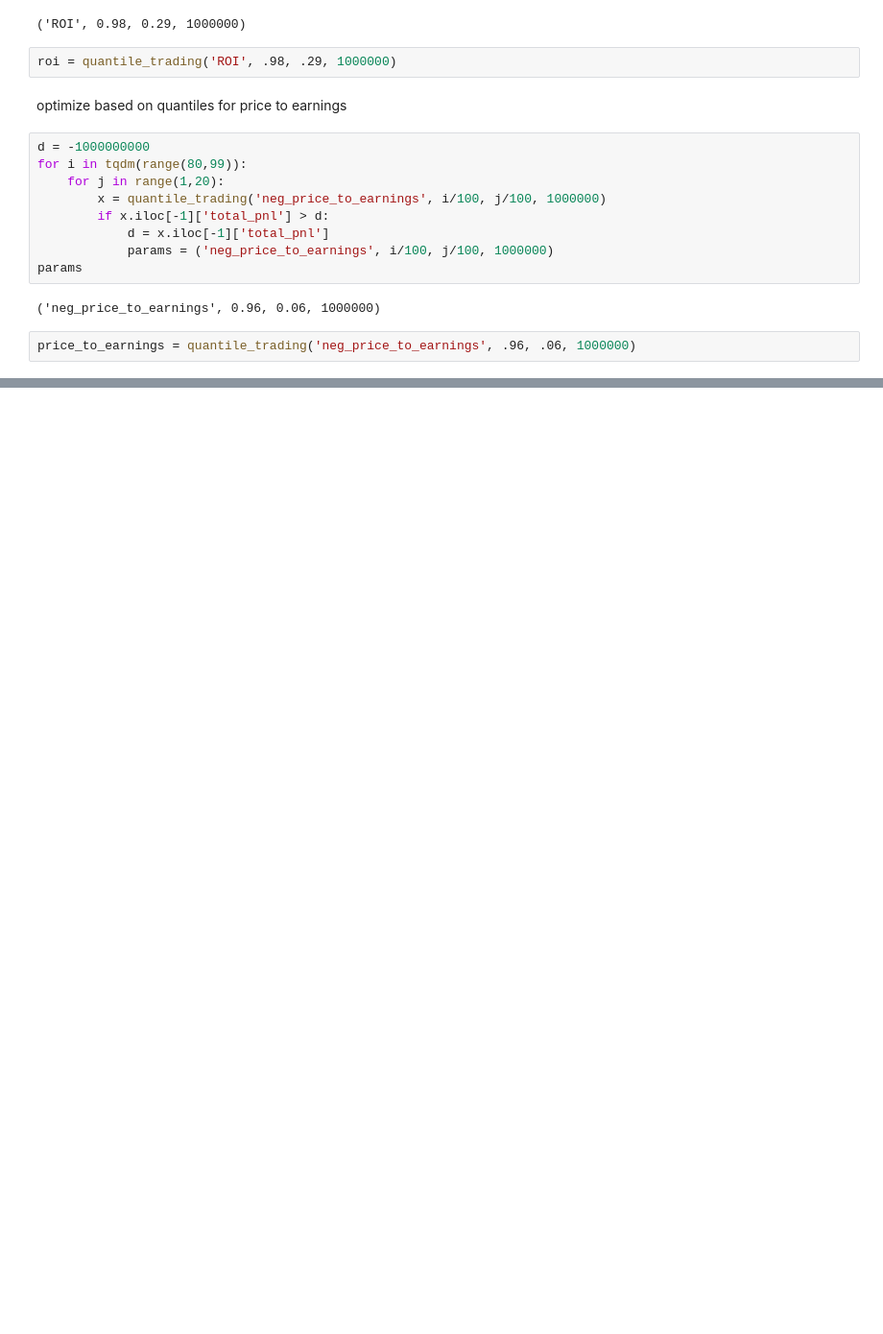
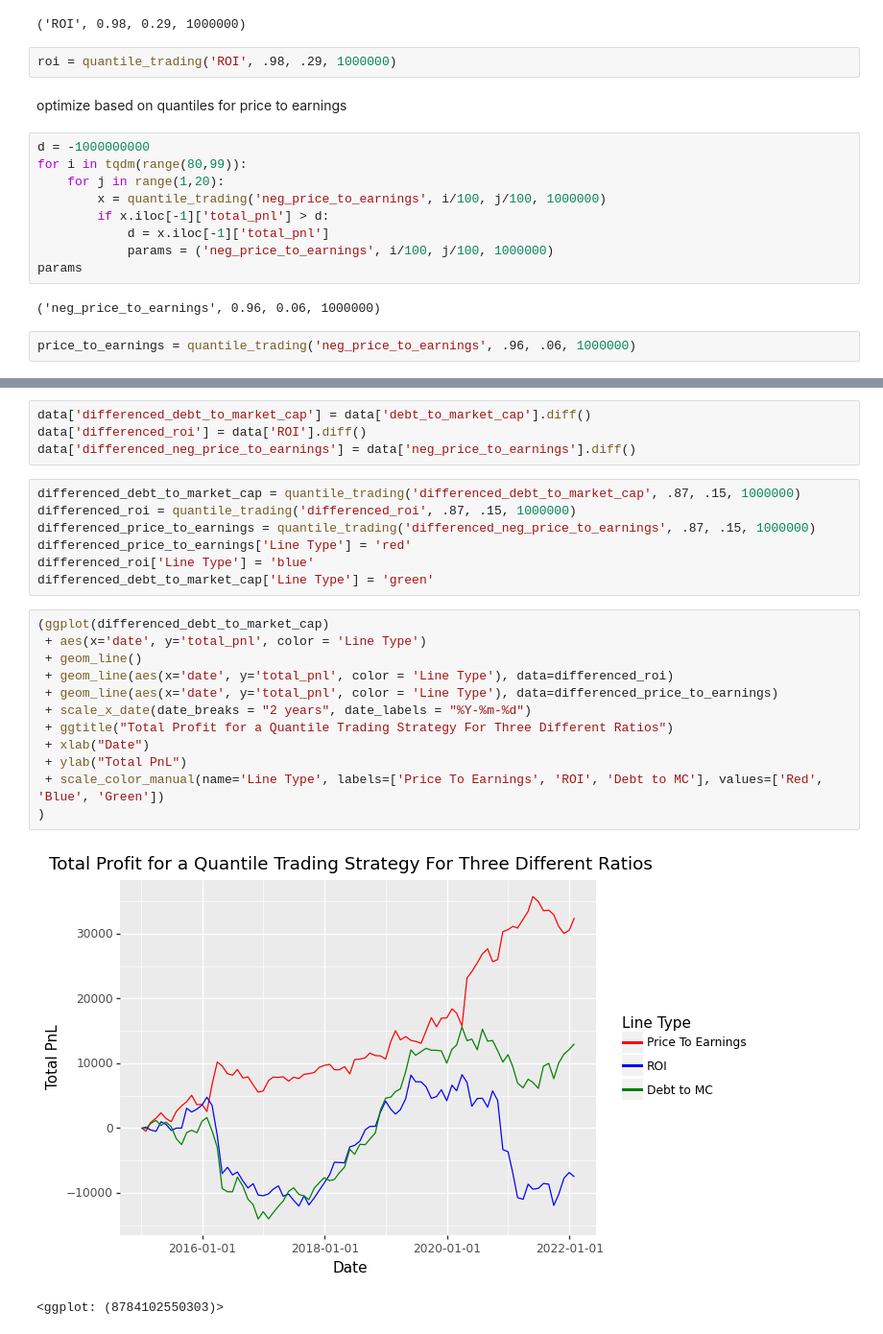
Before and after one commit to tsmcdonnell6604/Quant-Trading-Strategies, a Jupyter notebook: QTS_HW_3_trading.ipynb, the cells around one changed output, grey strips where cells are left out. Shown: that part at 96% size. Saved outputs shown, nothing was run; the diff lists cells and outputs as text; blank space fills up the shorter version.

```diff
--- a/QTS_HW_3_trading.ipynb
+++ b/QTS_HW_3_trading.ipynb
@@ -198,0 +244,26 @@ plt.show()
+# %%
+data['differenced_debt_to_market_cap'] = data['debt_to_market_cap'].diff()
+data['differenced_roi'] = data['ROI'].diff()
+data['differenced_neg_price_to_earnings'] = data['neg_price_to_earnings'].diff()
+# %%
+differenced_debt_to_market_cap = quantile_trading('differenced_debt_to_market_cap', .87, .15, 1000000)
+differenced_roi = quantile_trading('differenced_roi', .87, .15, 1000000)
+differenced_price_to_earnings = quantile_trading('differenced_neg_price_to_earnings', .87, .15, 1000000)
+differenced_price_to_earnings['Line Type'] = 'red'
+differenced_roi['Line Type'] = 'blue'
+differenced_debt_to_market_cap['Line Type'] = 'green'
+# %%
+(ggplot(differenced_debt_to_market_cap)
+ + aes(x='date', y='total_pnl', color = 'Line Type')
+ + geom_line()
+ + geom_line(aes(x='date', y='total_pnl', color = 'Line Type'), data=differenced_roi)
+ + geom_line(aes(x='date', y='total_pnl', color = 'Line Type'), data=differenced_price_to_earnings)
+ + scale_x_date(date_breaks = "2 years", date_labels = "%Y-%m-%d")
+ + ggtitle("Total Profit for a Quantile Trading Strategy For Three Different Ratios")
+ + xlab("Date")
+ + ylab("Total PnL")
+ + scale_color_manual(name='Line Type', labels=['Price To Earnings', 'ROI', 'Debt to MC'], values=['Red', 'Blue', 'Green'])
+)
+# %% [output]
+[figure, added]
+<ggplot: (8784102550303)>
```
Also changed, not shown: parts of 10 cells of this notebook.
